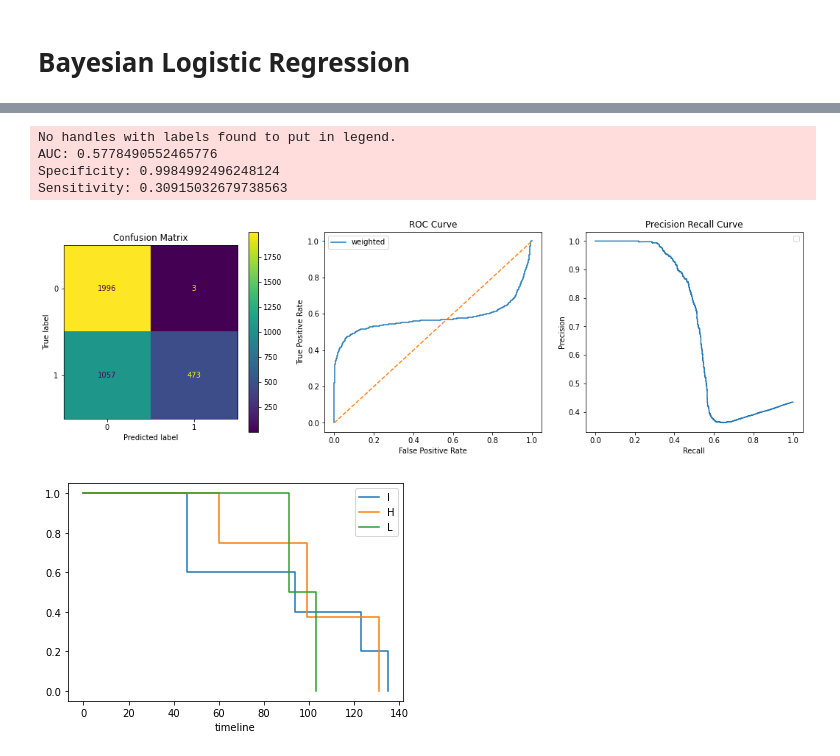
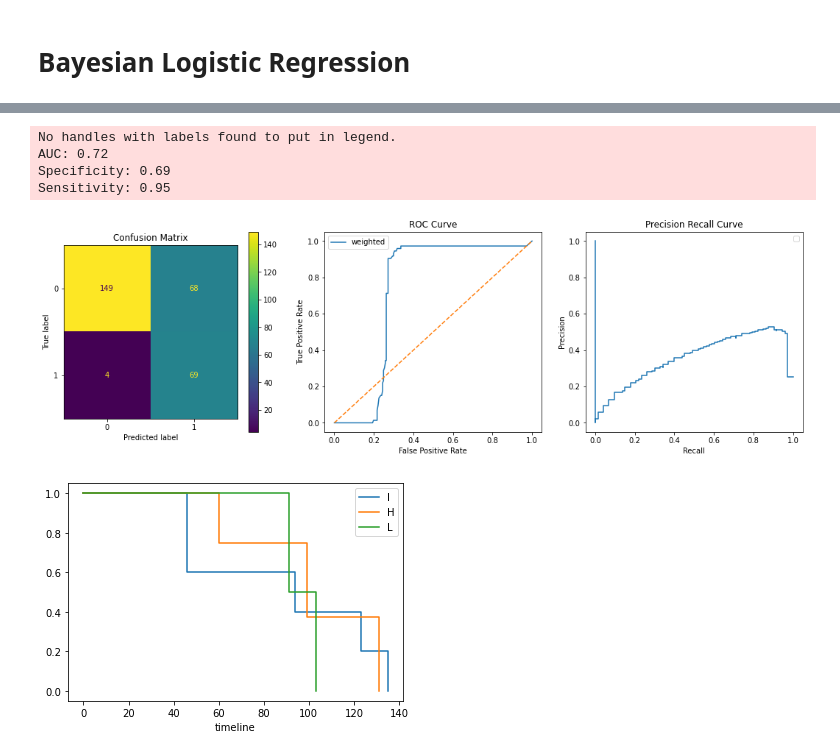
Before and after one commit to c-whitley/PHD, a Jupyter notebook: Bayesian_Logistic_Regression.ipynb, the cells around one changed output, grey strips where cells are left out. Drawn from its saved outputs; the diff is of its cells as text; code cells hidden in the pictures.

```diff
--- a/Bayesian_Logistic_Regression.ipynb
+++ b/Bayesian_Logistic_Regression.ipynb
@@ -201,7 +215,7 @@ ct = make_column_transformer(
     (categorical_pipe, make_column_selector(dtype_include=object))
 )
 # %%
-preproc = pd.DataFrame(ct.fit_transform(in_df), index = in_df.index)
+preproc = pd.DataFrame(ct.fit_transform(in_df, in_df.reset_index()['1yeardeath']), index = in_df.index)
 # %% [markdown]
 # Bayesian Logistic Regression
 # %%
@@ -260,11 +272,11 @@ with logistic_model:
 
     obs = np.array([1.0 if el else 0.0 for el in y_train])
 
-    observed = pm.Bernoulli("p", p, observed=obs.T, shape=1)
+    observed = pm.Bernoulli("p", p, observed=obs.T)
     start=pm.find_MAP()
 
     #trace = pm.sample(10000, tune=100, start=start, step=step)
-    trace = pm.sample(1000, tune=1000, start=start, init="adapt_diag", cores=1)
+    trace = pm.sample(1000, tune=3000, start=start, init="adapt_diag", cores=1)
 # %% [output]
 Sequential sampling (2 chains in 1 job)
 CompoundStep
@@ -426,0 +473,8 @@ plt.axvline(op)
+# %%
+def row_max(row):
+
+    hist, edges = np.histogram(row, bins=np.linspace(0,1,100))
+
+    centres = (edges[:-1] + edges[1:])/2
+
+    return centres[np.argmax(hist)]
@@ -427,39 +489,62 @@ plt.axvline(op)
 # %%
 fig, (ax1, ax2, ax3) = plt.subplots(ncols=3, figsize = (18,5))
 
-y_preds = t_df.apply(exp_mean, axis=0)
+y_preds = t_df.apply(row_max, axis=0)
+#y_preds = t_df.mean(axis=0)
+
+
+all = []
+
+thresholds = np.linspace(0,1,20)
+
+for thresh in thresholds:
+
+    preds = [1 if el > thresh else 0 for el in y_preds]
+
+    cm = confusion_matrix(y_test, preds)
+    tn, fp, fn, tp = cm.flatten()
+
+    sens, spec = tp/(tp+fn), tn/(tn+fp)
+
+    #print(f"Specificity: {spec}")
+    #print(f"Sensitivity: {sens}")
+
+    all.append(sens+spec)
+
+op = thresholds[np.argmax(all)]
+
 
 preds = [1 if el > op else 0 for el in y_preds]
 
 cm = confusion_matrix(y_test, preds)
 cm_display = ConfusionMatrixDisplay(cm).plot(ax=ax1)
 ax1.set_title("Confusion Matrix")
 fpr_w, tpr_w, thresh_w = roc_curve(y_test, y_preds);
 
-print("AUC: {}".format(roc_auc_score(y_test, y_preds)))
+print("AUC: {:.2f}".format(roc_auc_score(y_test, y_preds)))
 #print("Unweighted: {}".format(roc_auc_score(y_test, y_preds.flatten())))
 
 RocCurveDisplay(fpr=fpr_w, tpr=tpr_w).plot(label='weighted', ax=ax2)
 #ax2.plot(fpr_u, tpr_u, label='unweighted')
 ax2.legend();
 ax2.set_title("ROC Curve")
 ax2.plot([0,1],[0,1], ls='--')
 
 prec, recall, _ = precision_recall_curve(y_test, y_preds)
 pr_display = PrecisionRecallDisplay(precision=prec, recall=recall).plot(ax=ax3)
 ax3.legend()
 ax3.set_title("Precision Recall Curve")
 
 tn, fp, fn, tp = cm.flatten()
 
-print(f"Specificity: {tn/(tn+fp)}")
-print(f"Sensitivity: {tp/(tp+fn)}")
+print(f"Specificity: {tn/(tn+fp):.2f}")
+print(f"Sensitivity: {tp/(tp+fn):.2f}")
 # %% [output]
 No handles with labels found to put in legend.
-AUC: 0.5778490552465776
-Specificity: 0.9984992496248124
-Sensitivity: 0.30915032679738563
+AUC: 0.72
+Specificity: 0.69
+Sensitivity: 0.95
-[figure, old version]
+[figure, new version]
 # %%
 import arviz as az
 # %%
```
Also changed, not shown: parts of 22 cells of this notebook, 3 other files.
